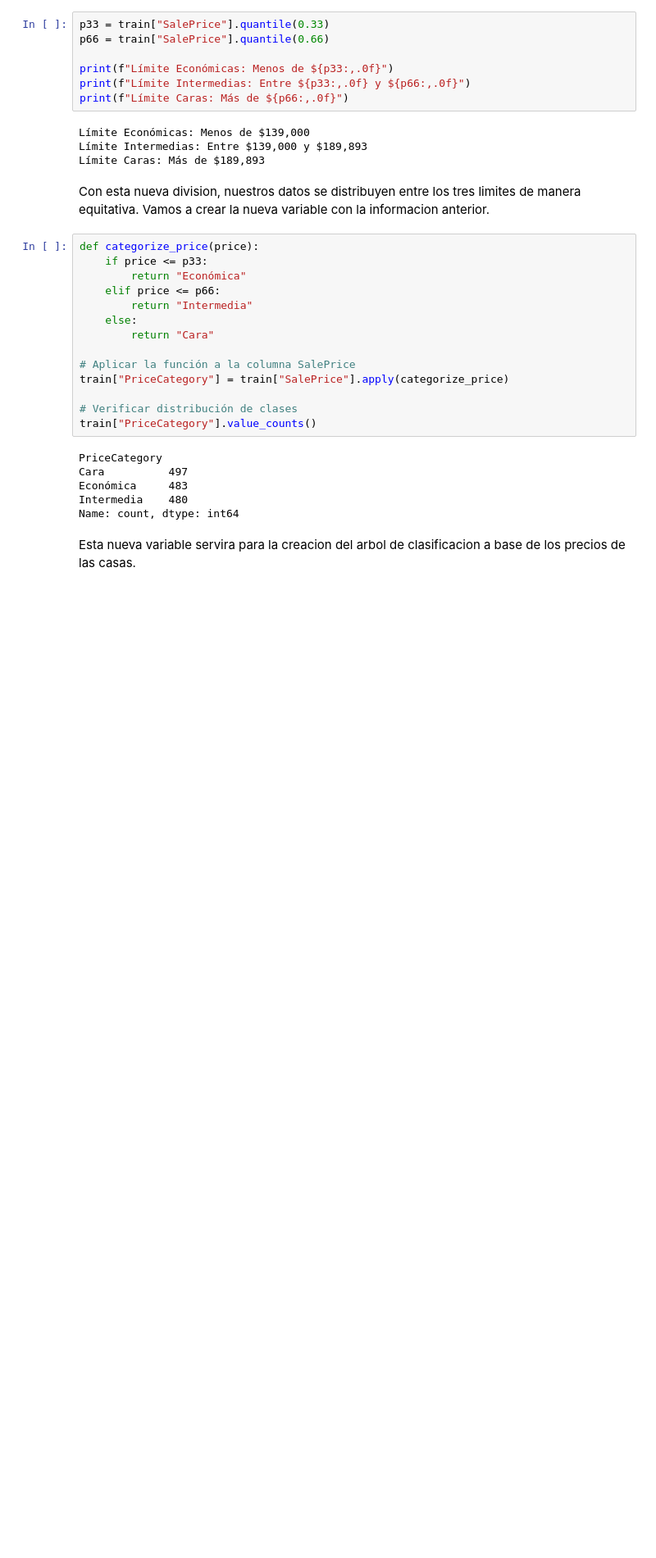
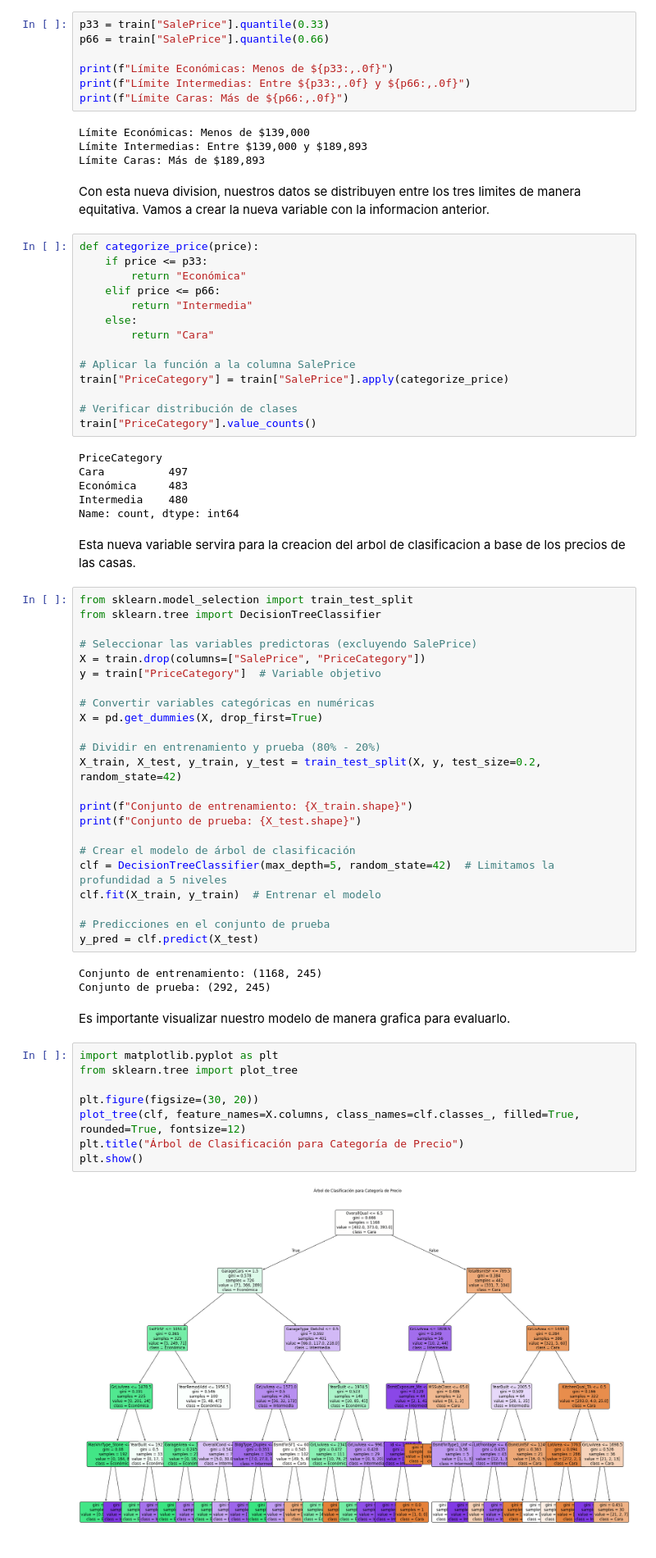
Before and after one commit to EscasanN/Data_mining_P2, a Jupyter notebook: Avances2.2/arbol_clasificacion.ipynb, the cells around one changed output. Shown at 82% size. Cells and saved outputs as stored; diff of their text form; blank space fills up the shorter version.

Commit message:
Added the class tree and the evaluation of said tree

```diff
--- a/Avances2.2/arbol_clasificacion.ipynb
+++ b/Avances2.2/arbol_clasificacion.ipynb
@@ -69,3 +69,41 @@ Intermedia    480
 Name: count, dtype: int64
 # %% [markdown]
 Esta nueva variable servira para la creacion del arbol de clasificacion a base de los precios de las casas.
+# %%
+from sklearn.model_selection import train_test_split
+from sklearn.tree import DecisionTreeClassifier
+
+# Seleccionar las variables predictoras (excluyendo SalePrice)
+X = train.drop(columns=["SalePrice", "PriceCategory"])
+y = train["PriceCategory"]  # Variable objetivo
+
+# Convertir variables categóricas en numéricas
+X = pd.get_dummies(X, drop_first=True)
+
+# Dividir en entrenamiento y prueba (80% - 20%)
+X_train, X_test, y_train, y_test = train_test_split(X, y, test_size=0.2, random_state=42)
+
+print(f"Conjunto de entrenamiento: {X_train.shape}")
+print(f"Conjunto de prueba: {X_test.shape}")
+
+# Crear el modelo de árbol de clasificación
+clf = DecisionTreeClassifier(max_depth=5, random_state=42)  # Limitamos la profundidad a 5 niveles
+clf.fit(X_train, y_train)  # Entrenar el modelo
+
+# Predicciones en el conjunto de prueba
+y_pred = clf.predict(X_test)
+# %% [output]
+Conjunto de entrenamiento: (1168, 245)
+Conjunto de prueba: (292, 245)
+# %% [markdown]
+Es importante visualizar nuestro modelo de manera grafica para evaluarlo.
+# %%
+import matplotlib.pyplot as plt
+from sklearn.tree import plot_tree
+
+plt.figure(figsize=(30, 20))
+plot_tree(clf, feature_names=X.columns, class_names=clf.classes_, filled=True, rounded=True, fontsize=12)
+plt.title("Árbol de Clasificación para Categoría de Precio")
+plt.show()
+# %% [output]
+[figure, added]
```
Also changed, not shown: parts of 3 cells of this notebook.
